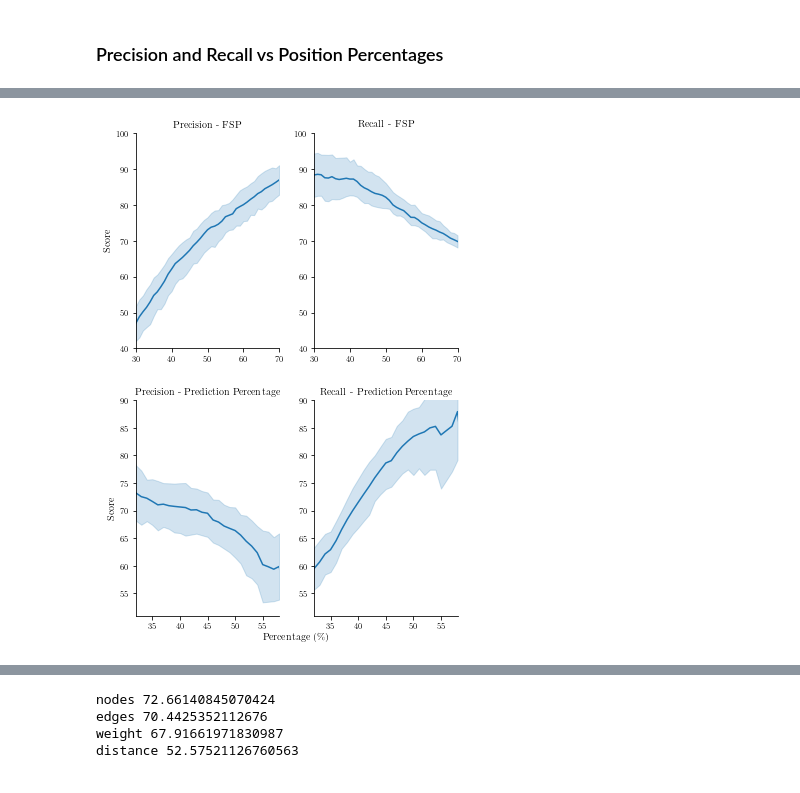
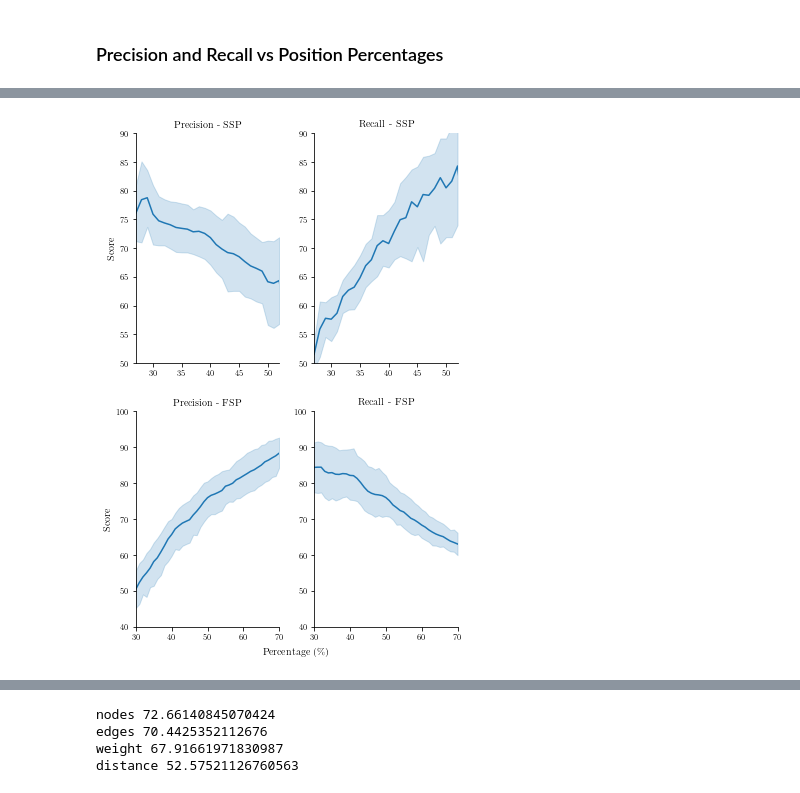
Before and after one commit to CrisSotomayor/perturbation-networks-get-data-, a Jupyter notebook: figure_behavior.ipynb, the cells around one changed output, grey strips where cells are left out. Cells and saved outputs as stored; diff of their text form; code cells hidden in the pictures.

```diff
--- a/figure_behavior.ipynb
+++ b/figure_behavior.ipynb
@@ -92,7 +120,7 @@ data_pr = []
 # Precision and functional percentage
 percentage_range = [round(i,2) for i in np.linspace(0.3, 0.7, 41)] # diff funct percentages to test
 for i, protein in enumerate(proteins):
-    network_extremes = GetNetworkExtremes(protein, 2, measure_cutoffs=[1,1,1,1])
+    network_extremes = GetNetworkExtremes(protein, 2, [1,1,1])
     for percentage in percentage_range:
         funct_extremes = GetPercentage(percentage, 'lowest', functional_data[protein])
         how_many = funct_extremes.intersection(network_extremes)
@@ -102,7 +130,7 @@ for i, protein in enumerate(proteins):
 # Recall and functional percentage
 for i, protein in enumerate(proteins):
     recall = []
-    network_extremes = GetNetworkExtremes(protein, 2, measure_cutoffs=[1,1,1,1])
+    network_extremes = GetNetworkExtremes(protein, 2, [1,1,1])
     for percentage in percentage_range:
         funct_extremes = GetPercentage(percentage, 'lowest', functional_data[protein])
         how_many = funct_extremes.intersection(network_extremes)
@@ -133,9 +142,8 @@ data_pr = pd.Series(data_pr).drop_duplicates().tolist()
 df2 = pd.DataFrame(data_pr, columns=['Percentage', 'Score', 'Type', 'Protein'])
 # %%
 for protein in protein_names:
-    pers = df2.loc[(df2['Type']=='Precision - Prediction Percentage') & (df2['Protein']==protein),
-                       'Percentage'].tolist()
-    scores = df2.loc[(df2['Type']=='Precision - Prediction Percentage') & (df2['Protein']==protein), 'Score'].tolist()
+    pers = df2.loc[(df2['Type']=='Precision - SSP') & (df2['Protein']==protein), 'Percentage'].tolist()
+    scores = df2.loc[(df2['Type']=='Precision - SSP') & (df2['Protein']==protein), 'Score'].tolist()
     pairs = [i for i in zip(pers, scores)]
     pairs.sort()
     pairs = np.array(pairs)
@@ -145,19 +153,4 @@ for protein in protein_names:
     # Add missing values to dataframe
     for i, percentage in enumerate(per_range):
         if percentage not in pairs:
-            df2.loc[len(df2)] = [percentage, lin_interp[i], 'Precision - Prediction Percentage', protein]
+            df2.loc[len(df2)] = [percentage, lin_interp[i], 'Precision - SSP', protein]
-# %%
-for protein in protein_names:
-    pers = df2.loc[(df2['Type']=='Recall - Prediction Percentage') & (df2['Protein']==protein),
-                       'Percentage'].tolist()
-    scores = df2.loc[(df2['Type']=='Recall - Prediction Percentage') & (df2['Protein']==protein), 'Score'].tolist()
-    pairs = [i for i in zip(pers, scores)]
-    pairs.sort()
-    pairs = np.array(pairs)
-    per_range = np.arange(pairs[0][0], pairs[-1][0])
-    # Fill in missing values with linear interpolation
-    lin_interp = np.interp(per_range, pairs[:,0], pairs[:,1])
-    # Add missing values to dataframe
-    for i, percentage in enumerate(per_range):
-        if percentage not in pairs:
-            df2.loc[len(df2)] = [percentage, lin_interp[i], 'Recall - Prediction Percentage', protein]
@@ -166,23 +157,23 @@ for protein in protein_names:
 # %%
 g2 = sns.FacetGrid(data=df2, col="Type", sharex=False, sharey=False, col_wrap=2, height=4, aspect=0.66)
 g2.map(sns.lineplot, "Percentage", "Score")
-g2.set_titles(row_template = '{row_name}', col_template = '{col_name}')
-g2.set_axis_labels("", "Score")
-g2.fig.text(0.45,0.04, "Percentage (\%)")
+g2.set_titles(row_template = '{row_name}', col_template = '{col_name}', fontsize=10)
+g2.set_axis_labels("", "Score", fontsize=10)
+g2.fig.text(0.45,0.03, "Percentage (\%)", fontsize=10)
 
 for i, ax in enumerate(g2.axes.flat):
     ax.set_aspect(1)
     if i in [0,1]:
+        ax.set_xlim(27,52)
+        ax.set_ylim(50,90)
+        ax.set_xticks([30, 35, 40, 45, 50])
+    else:
         ax.set_xlim(30,70)
         ax.set_ylim(40,100)
-    else:
-        ax.set_xlim(32,58)
-        ax.set_ylim(51,90)
-        ax.set_xticks([35, 40, 45, 50, 55])
 
 plt.subplots_adjust(hspace=-0.2)
 plt.tight_layout()
 
-g2.savefig('figures/behavior2.png', dpi=300)
+#g2.savefig('figures/behavior2.png', dpi=300)
 # %% [output]
-[figure, old version]
+[figure, new version]
```
Also changed, not shown: parts of 35 cells of this notebook, 32 other files.
